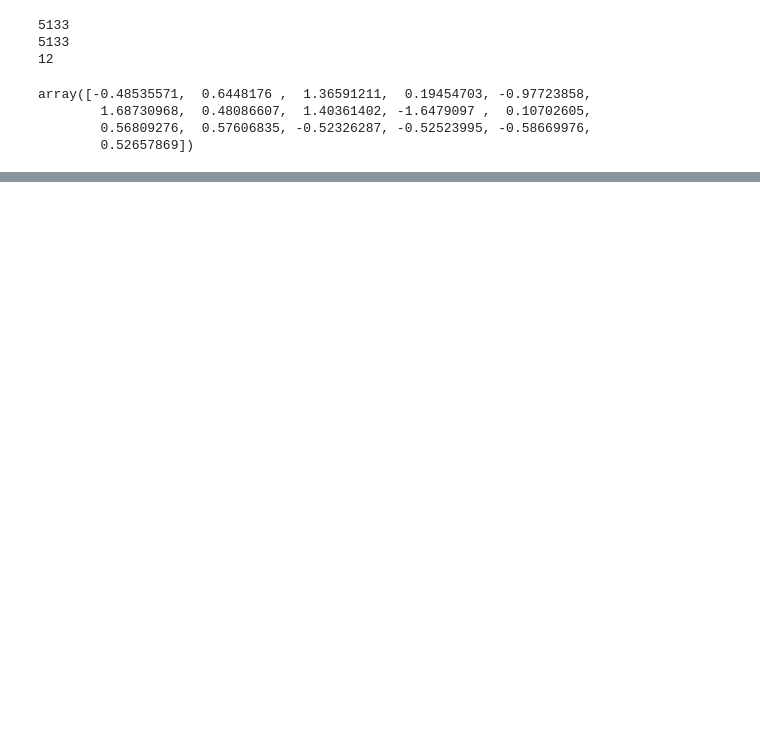
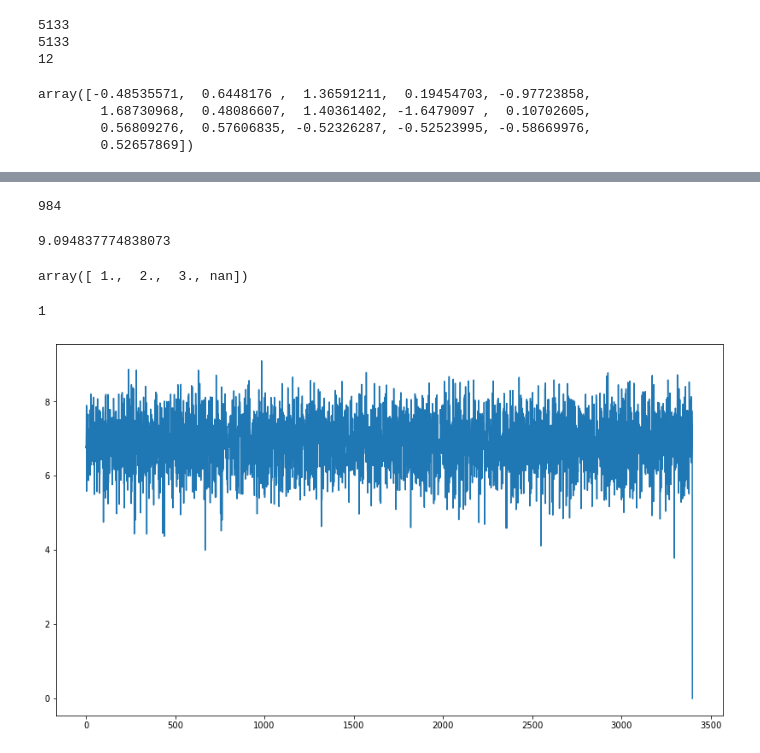
Before and after one commit to alextabac/TSAD_project, a Jupyter notebook: TSAD_DAMP_variants.ipynb, the cells around one changed output, grey strips where cells are left out. Cells and saved outputs as stored; diff of their text form; code cells hidden in the pictures; blank space fills up the shorter version.

```diff
--- a/TSAD_DAMP_variants.ipynb
+++ b/TSAD_DAMP_variants.ipynb
@@ -365,0 +348,8 @@ sum(np.isnan(aa))
+# %%
+np.argmax(sim)
+# %% [output]
+984
+# %%
+sim[984]
+# %% [output]
+9.094837774838073
@@ -365,0 +358,15 @@ sum(np.isnan(aa))
+# %%
+aa
+# %% [output]
+array([ 1.,  2.,  3., nan])
+# %%
+sum(np.isnan(aa))
+# %% [output]
+1
+# %%
+import matplotlib.pyplot as plt
+plt.figure(figsize=(14, 8))
+plt.plot(sim)
+plt.show()
+# %% [output]
+[figure, added]
```
Also changed, not shown: parts of 38 cells of this notebook.
